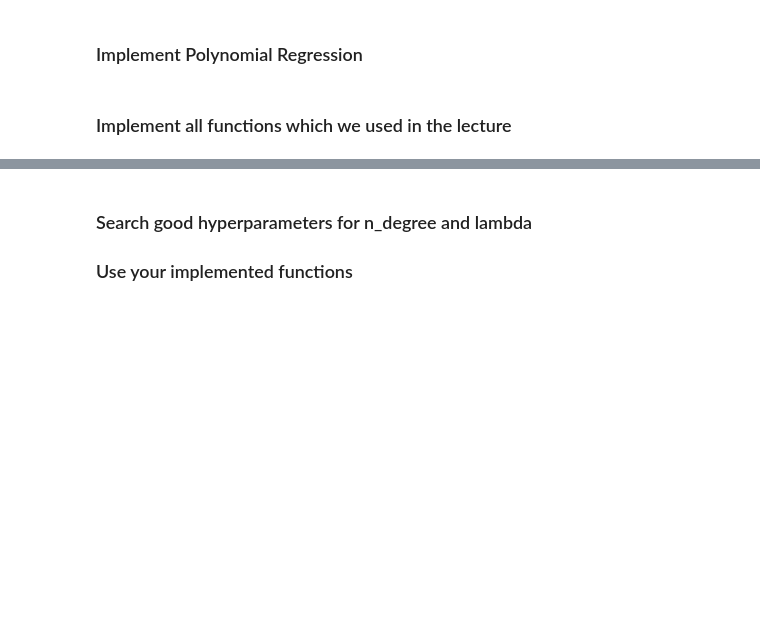
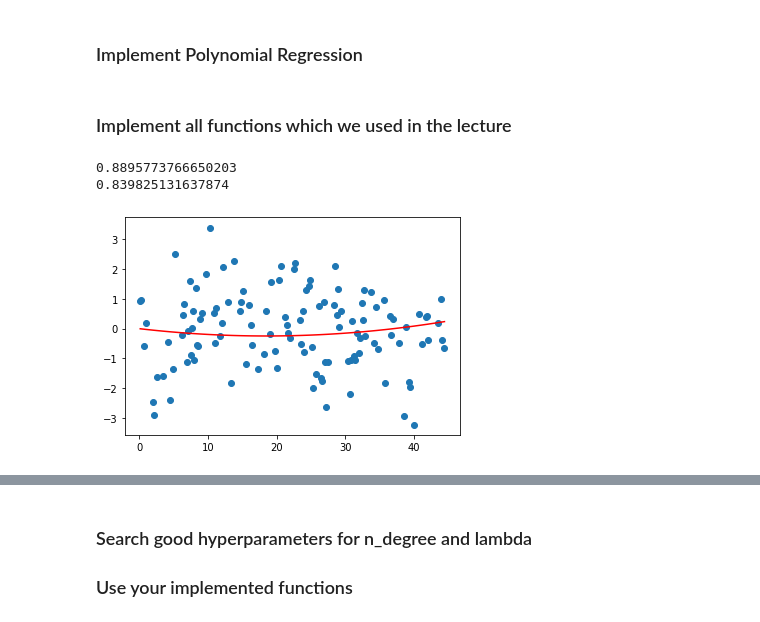
Before and after one commit to hakobian4/Machine_Learning, a Jupyter notebook: Supervised/Polynomial_Regression_Homework.ipynb, the cells around one changed output, grey strips where cells are left out. Saved outputs shown, nothing was run; the diff lists cells and outputs as text; code cells hidden in the pictures; blank space fills up the shorter version.

Commit message:
Polynomial Regression

```diff
--- a/Supervised/Polynomial_Regression_Homework.ipynb
+++ b/Supervised/Polynomial_Regression_Homework.ipynb
@@ -22,25 +22,24 @@ from sklearn.model_selection import train_test_split
 from sklearn.preprocessing import PolynomialFeatures
 # %%
 np.random.seed(64)
-X = np.sin(np.linspace(0, 45, 300))
+X = np.linspace(0, 45, 300).reshape(300, 1)
 Y_line = np.sin(X)
-Y = Y_line + np.random.normal(0, 0.4, 300)
+Y = Y_line + np.random.normal(0, 1, 300).reshape(300, 1)
 
-#X_train, X_test, Y_train, Y_test = train_test_split(X, Y, test_size=0.4, random_state=64)
+X_train, X_test, Y_train, Y_test = train_test_split(X, Y, test_size = 0.4, random_state = 64)
 # %%
 class PolynomialRegression:
     """Polynomial Regression with regularization(ridge)"""
 
-    def __init__(self, n_degree=2, lambda_=None):
+    def __init__(self, n_degree = 2, lambda_ = None):
         """
         Init method takes n_degree and lambda_ params
         :param n_degree: (int) degree of polynomial
         :param lambda_: (float or None) None if you don't want to use regularization
         """
-        self.n_degree = n_degree
+        self.degree = n_degree
         self.lambda_ = lambda_
         self.bettas = None
-        self.X = None
 
     def fit(self, X, Y):
         """
@@ -51,15 +50,13 @@ class PolynomialRegression:
         :param Y: (np.array) target
         :return: None
         """
-        self.X = np.append(np.ones(len(X)).reshape(len(X), 1), X.reshape(len(X), 1), axis = 1)
-        self.X = PolynomialFeatures(degree=2).fit_transform(self.X)
+        X_ = PolynomialFeatures(self.degree).fit_transform(X)
 
-        reg = 0
         if self.lambda_ == None:
-            pass
-        else: reg = self.lambda_ * np.eye(len(self.X[0]))
+            reg = 0
+        else: reg = self.lambda_ * np.eye(len(X_[0]))
 
-        self.bettas = np.matmul(np.matmul(np.linalg.inv(np.matmul(np.transpose(self.X), self.X) + reg), np.transpose(self.X)), Y)
+        self.bettas = np.dot(np.dot(np.linalg.inv(np.dot(np.transpose(X_), X_) + reg), np.transpose(X_)), Y)
 
     def predict(self, X):
         """
@@ -68,7 +65,9 @@ class PolynomialRegression:
         :param X:(np.array) features
         :return:Y_pred(np.array) predictions
         """
-        Y_pred = np.matmul(self.X, self.bettas)
+        X_ = PolynomialFeatures(self.degree).fit_transform(X)
+
+        Y_pred = np.dot(X_, self.bettas)
         return Y_pred
 
     def coeff(self):
@@ -76,3 +75,13 @@ class PolynomialRegression:
         Returns fitted model coefficients(bettas)
         :return: bettas(np.array)
         """
+        return self.bettas
+
+    def loss(self, X, Y):
+        """
+        This methot implements Mean Square Error Loss
+        :return: Mean Square Error Loss
+        """
+        Y_pred = self.predict(X)
+        L = ((Y - Y_pred) ** 2).sum()
+        return L / (2 * len(Y))
@@ -124,0 +173,6 @@ def plot_lambda_vs_loss(X_train, Y_train, X_test, Y_test, degree, lambda_range=[
+# %%
+plot_polinomial_regression(X_train, Y_train, X_test, Y_test, n_degree = 2, lambda_ = None)
+# %% [output]
+0.8895773766650203
+0.839825131637874
+[figure, added]
```
Also changed, not shown: parts of 5 cells of this notebook.
